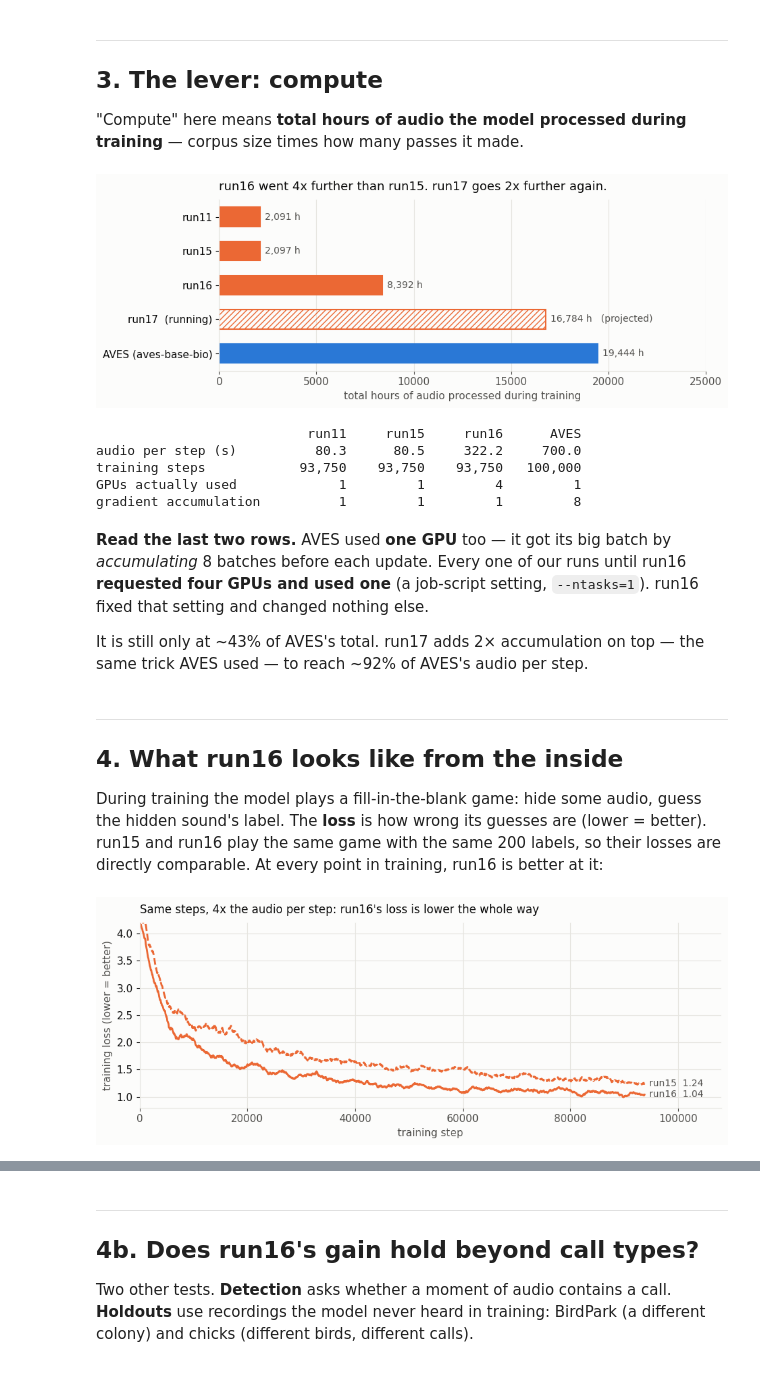
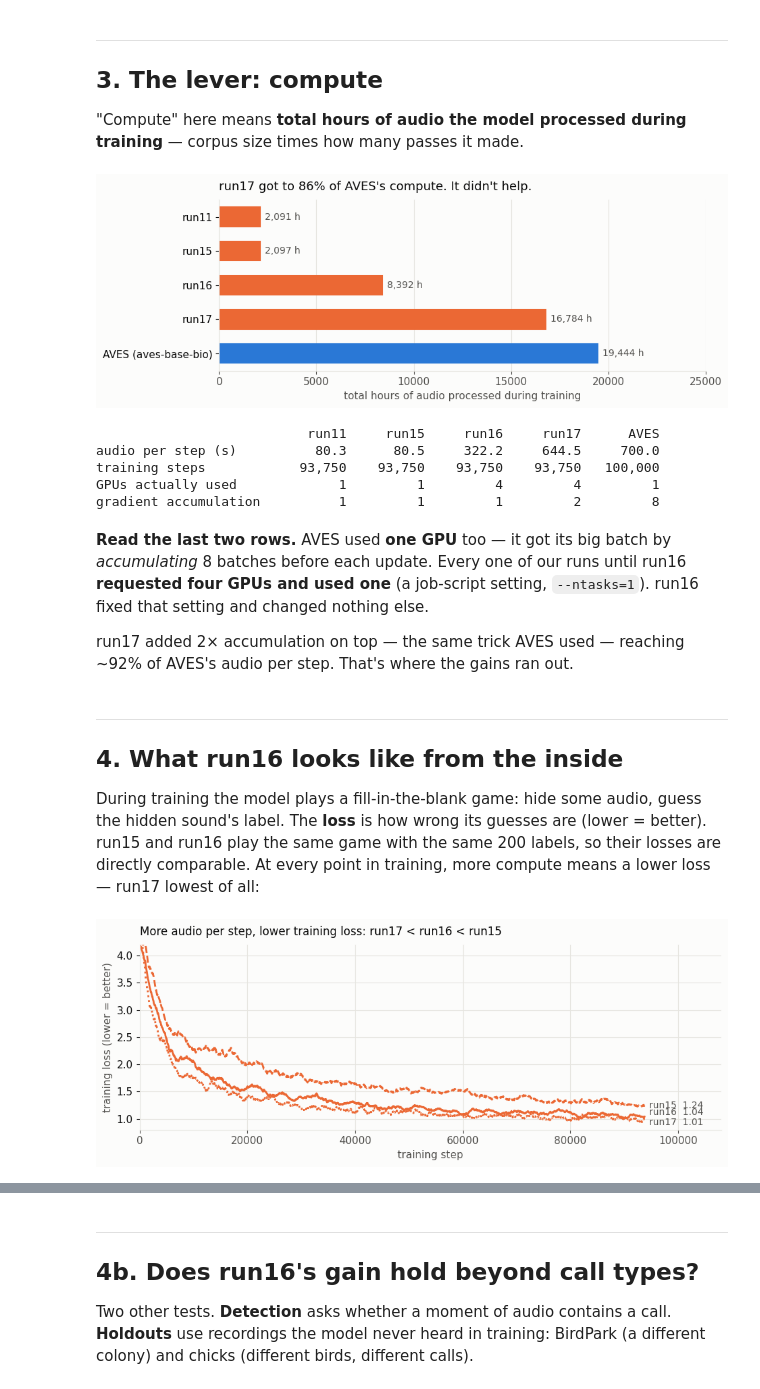
Before and after one commit to ttt5600/NeruoBatLab, a Jupyter notebook: notebooks/06_where_we_are.ipynb, the cells around one changed output, grey strips where cells are left out. Cells and saved outputs as stored; diff of their text form; code cells hidden in the pictures.

```diff
--- a/notebooks/06_where_we_are.ipynb
+++ b/notebooks/06_where_we_are.ipynb
@@ -27,6 +29,8 @@ A = Path.home() / "zf_labelset/zf_detection_dataset_v1/analysis"
 VAR   = json.loads((A / "aves_variants_calltype.json").read_text())   # run11 + six AVES checkpoints
 R15   = json.loads((A / "run15_calltype.json").read_text())           # run15 on the same probe
 R16   = json.loads((A / "run16_compute4x_calltype.json").read_text()) # run16 on the same probe
+R17   = json.loads((A / "run17_accum2_calltype.json").read_text())    # run17 on the same probe
+B17   = json.loads((A / "run17_accum2_bootstrap.json").read_text())   # run17 vs everything
 BOOT  = json.loads((A / "run16_bootstrap.json").read_text())          # paired intervals, run16 vs all
 COMP  = json.loads((A / "compute_budget.json").read_text())           # run11 + AVES training budgets
 COMP15 = json.loads((A / "run15_compute.json").read_text())           # run15 + run16 measured
@@ -38,5 +42,5 @@ plt.rcParams.update({"figure.facecolor": SURFACE, "axes.facecolor": SURFACE,
                      "axes.edgecolor": GRID, "axes.labelcolor": INK2, "xtick.color": INK2,
                      "ytick.color": INK, "text.color": INK, "font.size": 11,
                      "axes.spines.top": False, "axes.spines.right": False})
-print("loaded 6 result files")
+print("loaded 8 result files")
 # %% [output]
@@ -52,7 +56,8 @@ saw during training. Higher is better.
 acc = {m: VAR["models"][m]["best_11"]["acc"] for m in VAR["models"]}
 acc["run15"] = R15["acc11"]
 acc["run16"] = R16["acc11"]
-ours = {"run11", "run15", "run16"}
+acc["run17"] = R17["acc11"]
+ours = {"run11", "run15", "run16", "run17"}
 order = sorted(acc, key=acc.get)
 
 fig, ax = plt.subplots(figsize=(9.5, 4.6))
@@ -72,6 +77,7 @@ ax.grid(axis="x", color=GRID, lw=0.8); ax.set_axisbelow(True)
 ax.scatter([], [], color=OURS, s=60, label="ours (trained on zebra finch)")
 ax.scatter([], [], color=AVES, s=60, label="AVES family (downloaded)")
 ax.legend(frameon=False, loc="lower right", fontsize=10)
-ax.set_title("run16 jumped from the bottom to just behind the AVES pack", loc="left", fontsize=13, pad=10)
+ax.set_title("run16 jumped to just behind the AVES pack. run17 (2x more compute) fell back.",
+             loc="left", fontsize=13, pad=10)
 plt.tight_layout(); plt.show()
 # %% [output]
@@ -81,13 +87,16 @@ plt.tight_layout(); plt.show()
 check resamples the *birds* 2,000 times and asks whether the gap ever crosses zero.
 # %%
 V = BOOT["vs"]["run16_compute4x"]          # stores run16 minus X
-rows = ["run11", "run15_combined"] + [m for m in VAR["models"] if m != "run11"]
+W = B17["vs"]["run17_accum2"]["run16_compute4x"]   # stores run17 minus run16
+# store it the way V stores the others (run16 minus X) so the flip below treats it the same
+V = {**V, "run17_accum2": {"delta": -W["delta"], "lo": -W["hi"], "hi": -W["lo"], "resolved": W["resolved"]}}
+rows = ["run11", "run15_combined", "run17_accum2"] + [m for m in VAR["models"] if m != "run11"]
 # flip so the chart reads "X minus run16": right of zero = X is better than run16
 d  = [-V[k]["delta"] for k in rows]
 lo = [-V[k]["hi"] for k in rows]
 hi = [-V[k]["lo"] for k in rows]
 
-fig, ax = plt.subplots(figsize=(9.5, 4.8))
+fig, ax = plt.subplots(figsize=(9.5, 5.2))
 y = np.arange(len(rows))[::-1]
 for yi, k, a, b, c in zip(y, rows, lo, hi, d):
     col = OURS if k.startswith("run") else AVES
@@ -97,7 +106,7 @@ for yi, k, a, b, c in zip(y, rows, lo, hi, d):
     ax.text(max(b, 0) + 0.003, yi, f"{c:+.3f}   " + ("real gap" if real else "within noise"),
             va="center", fontsize=10, color=INK if real else INK2)
 ax.axvline(0, color=INK2, lw=1)
-ax.set_yticks(y); ax.set_yticklabels([k.replace("_combined", "") for k in rows])
+ax.set_yticks(y); ax.set_yticklabels([k.replace("_combined", "").replace("_accum2", "") for k in rows])
 ax.set_xlim(-0.06, 0.075)
 ax.set_xlabel("accuracy minus run16   (bar = 95% range over 2,000 resamples of the birds)")
 ax.grid(axis="x", color=GRID, lw=0.8); ax.set_axisbelow(True)
@@ -160,7 +175,7 @@ times how many passes it made.
 bars = [("run11",              COMP["run11"]["audio_seconds_per_update"] * COMP["run11"]["updates"] / 3600, OURS, False),
         ("run15",              COMP15["run15"]["total_audio_hours"], OURS, False),
         ("run16",              COMP15["run16"]["total_audio_hours"], OURS, False),
-        ("run17  (running)",   2 * COMP15["run16"]["total_audio_hours"], OURS, True),
+        ("run17",              COMP15["run17"]["total_audio_hours"], OURS, False),
         ("AVES (aves-base-bio)", COMP["aves"]["audio_seconds_per_update"] * COMP["aves"]["updates"] / 3600, AVES, False)]
 
 fig, ax = plt.subplots(figsize=(9.5, 3.6))
@@ -174,31 +189,31 @@ ax.set_yticks(y); ax.set_yticklabels([b[0] for b in bars])
 ax.set_xlim(0, 25000)
 ax.set_xlabel("total hours of audio processed during training")
 ax.grid(axis="x", color=GRID, lw=0.8); ax.set_axisbelow(True)
-ax.set_title("run16 went 4x further than run15. run17 goes 2x further again.",
+ax.set_title("run17 got to 86% of AVES's compute. It didn't help.",
              loc="left", fontsize=13, pad=10)
 plt.tight_layout(); plt.show()
 # %% [output]
-[figure, old version]
+[figure, new version]
 # %%
-r11, av, r15, r16 = COMP["run11"], COMP["aves"], COMP15["run15"], COMP15["run16"]
-print(f"{'':22}{'run11':>10}{'run15':>10}{'run16':>10}{'AVES':>10}")
-print(f"{'audio per step (s)':22}{r11['audio_seconds_per_update']:>10.1f}{r15['audio_seconds_per_update']:>10.1f}{r16['audio_seconds_per_update']:>10.1f}{av['audio_seconds_per_update']:>10.1f}")
-print(f"{'training steps':22}{r11['updates']:>10,}{r15['updates']:>10,}{r16['updates']:>10,}{av['updates']:>10,}")
-print(f"{'GPUs actually used':22}{r11['world_size']:>10}{r15['world_size_realised']:>10}{r16['world_size_realised']:>10}{av['world_size']:>10}")
-print(f"{'gradient accumulation':22}{r11['update_freq']:>10}{1:>10}{1:>10}{av['update_freq']:>10}")
+r11, av, r15, r16, r17 = COMP["run11"], COMP["aves"], COMP15["run15"], COMP15["run16"], COMP15["run17"]
+print(f"{'':22}{'run11':>10}{'run15':>10}{'run16':>10}{'run17':>10}{'AVES':>10}")
+print(f"{'audio per step (s)':22}" + "".join(f"{r['audio_seconds_per_update']:>10.1f}" for r in (r11, r15, r16, r17, av)))
+print(f"{'training steps':22}" + "".join(f"{r['updates']:>10,}" for r in (r11, r15, r16, r17, av)))
+print(f"{'GPUs actually used':22}{r11['world_size']:>10}{r15['world_size_realised']:>10}{r16['world_size_realised']:>10}{r17['world_size_realised']:>10}{av['world_size']:>10}")
+print(f"{'gradient accumulation':22}{r11['update_freq']:>10}{1:>10}{1:>10}{r17['accumulate_grad_batches']:>10}{av['update_freq']:>10}")
 # %% [output]
-                           run11     run15     run16      AVES
-audio per step (s)          80.3      80.5     322.2     700.0
-training steps            93,750    93,750    93,750   100,000
-GPUs actually used             1         1         4         1
-gradient accumulation          1         1         1         8
+                           run11     run15     run16     run17      AVES
+audio per step (s)          80.3      80.5     322.2     644.5     700.0
+training steps            93,750    93,750    93,750    93,750   100,000
+GPUs actually used             1         1         4         4         1
+gradient accumulation          1         1         1         2         8
 # %% [markdown]
 **Read the last two rows.** AVES used **one GPU** too — it got its big batch by *accumulating*
 8 batches before each update. Every one of our runs until run16 **requested four GPUs and used
 one** (a job-script setting, `--ntasks=1`). run16 fixed that setting and changed nothing else.
 
-It is still only at ~43% of AVES's total. run17 adds 2× accumulation on top — the same trick AVES
-used — to reach ~92% of AVES's audio per step.
+run17 added 2× accumulation on top — the same trick AVES used — reaching ~92% of AVES's audio per
+step. That's where the gains ran out.
 # %% [markdown]
 ---
 ## 4. What run16 looks like from the inside
@@ -206,33 +221,36 @@ used — to reach ~92% of AVES's audio per step.
 During training the model plays a fill-in-the-blank game: hide some audio, guess the hidden
 sound's label. The **loss** is how wrong its guesses are (lower = better). run15 and run16 play the
 same game with the same 200 labels, so their losses are directly comparable. At every point in
-training, run16 is better at it:
+training, more compute means a lower loss — run17 lowest of all:
 # %%
 import glob, pandas as pd
 M = Path.home() / "Desktop/vocalizations_lab/savio_artifacts/metrics"
 
 def stitch(run):
     """One curve per run. Each preemption restarts from the last checkpoint and re-runs some steps
     in a NEW log file; where two files overlap, the later attempt is the one that continued."""
     parts = [pd.read_csv(f).dropna(subset=["train_loss_step"]).sort_values("step")
              for f in sorted(glob.glob(str(M / run / "*.csv")))]
     keep = [p[p.step < parts[i + 1].step.min()] if i + 1 < len(parts) else p
             for i, p in enumerate(parts)]
     return pd.concat(keep)
 
 fig, ax = plt.subplots(figsize=(9.5, 3.8))
-for run, ls in [("run15", "--"), ("run16", "-")]:
+for run, ls in [("run15", "--"), ("run16", "-"), ("run17", ":")]:
     d = stitch(run)
+    if run == "run17":      # its log's step column counts BATCHES, two per optimiser step
+        d = d.assign(step=d["step"] / 2)
     sm = d["train_loss_step"].rolling(40, min_periods=10, center=True).mean()
     ax.plot(d["step"], sm, color=OURS, ls=ls, lw=2)
-    ax.text(d["step"].iloc[-1] + 800, sm.dropna().iloc[-1], f"{run}  {sm.dropna().iloc[-1]:.2f}",
+    nudge = {"run15": 0, "run16": 0.08, "run17": -0.08}[run]   # run16/run17 end 0.03 apart
+    ax.text(d["step"].iloc[-1] + 800, sm.dropna().iloc[-1] + nudge, f"{run}  {sm.dropna().iloc[-1]:.2f}",
             va="center", fontsize=10, color=INK2)
 ax.set_xlim(0, 108000); ax.set_ylim(0.8, 4.2)
 ax.set_xlabel("training step"); ax.set_ylabel("training loss (lower = better)")
 ax.grid(color=GRID, lw=0.8); ax.set_axisbelow(True)
-ax.set_title("Same steps, 4x the audio per step: run16's loss is lower the whole way",
+ax.set_title("More audio per step, lower training loss: run17 < run16 < run15",
              loc="left", fontsize=12, pad=10)
 plt.tight_layout(); plt.show()
 # %% [output]
-[figure, old version]
+[figure, new version]
 # %% [markdown]
```
Also changed, not shown: parts of 13 cells of this notebook, 16 other files.
